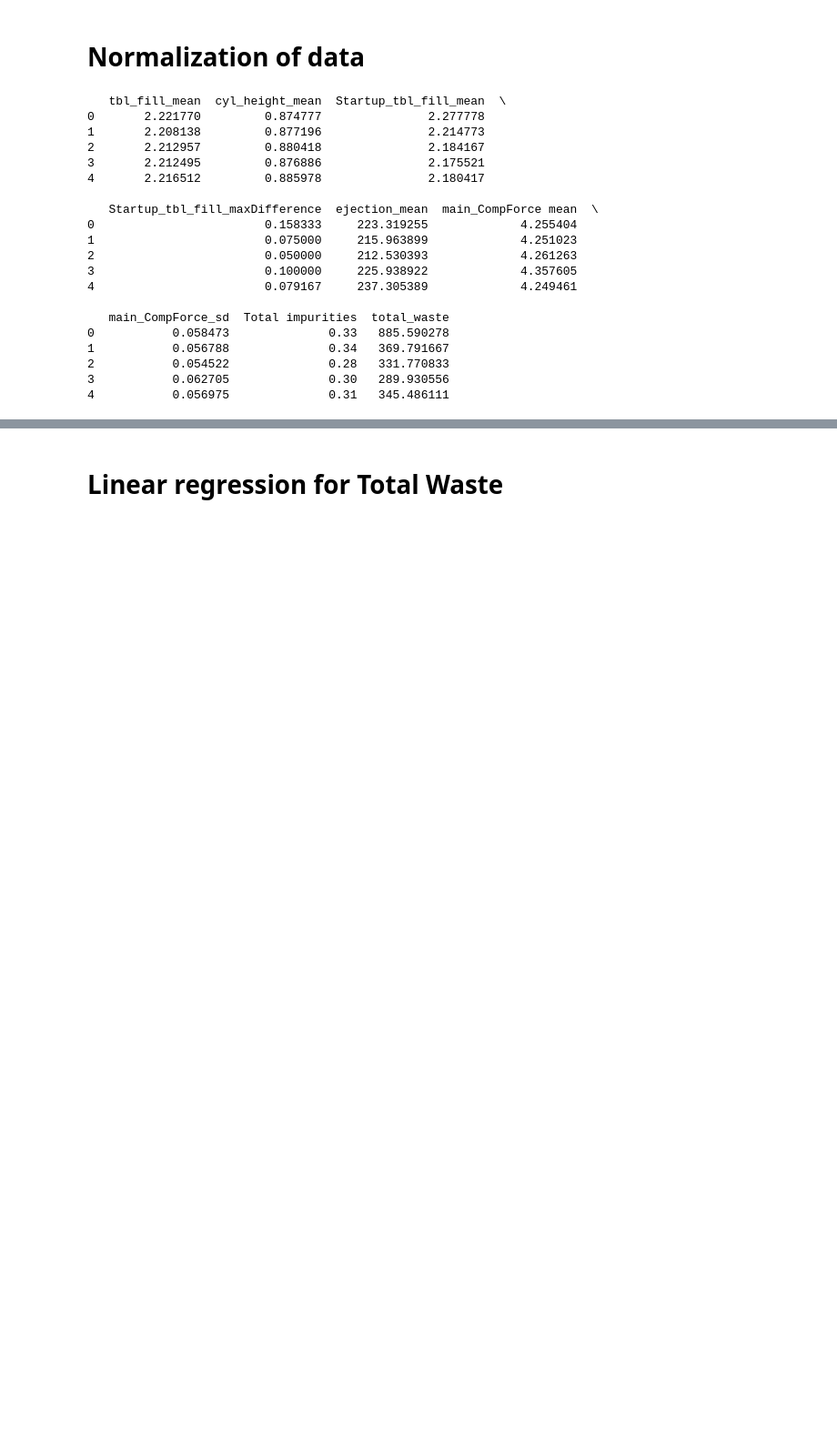
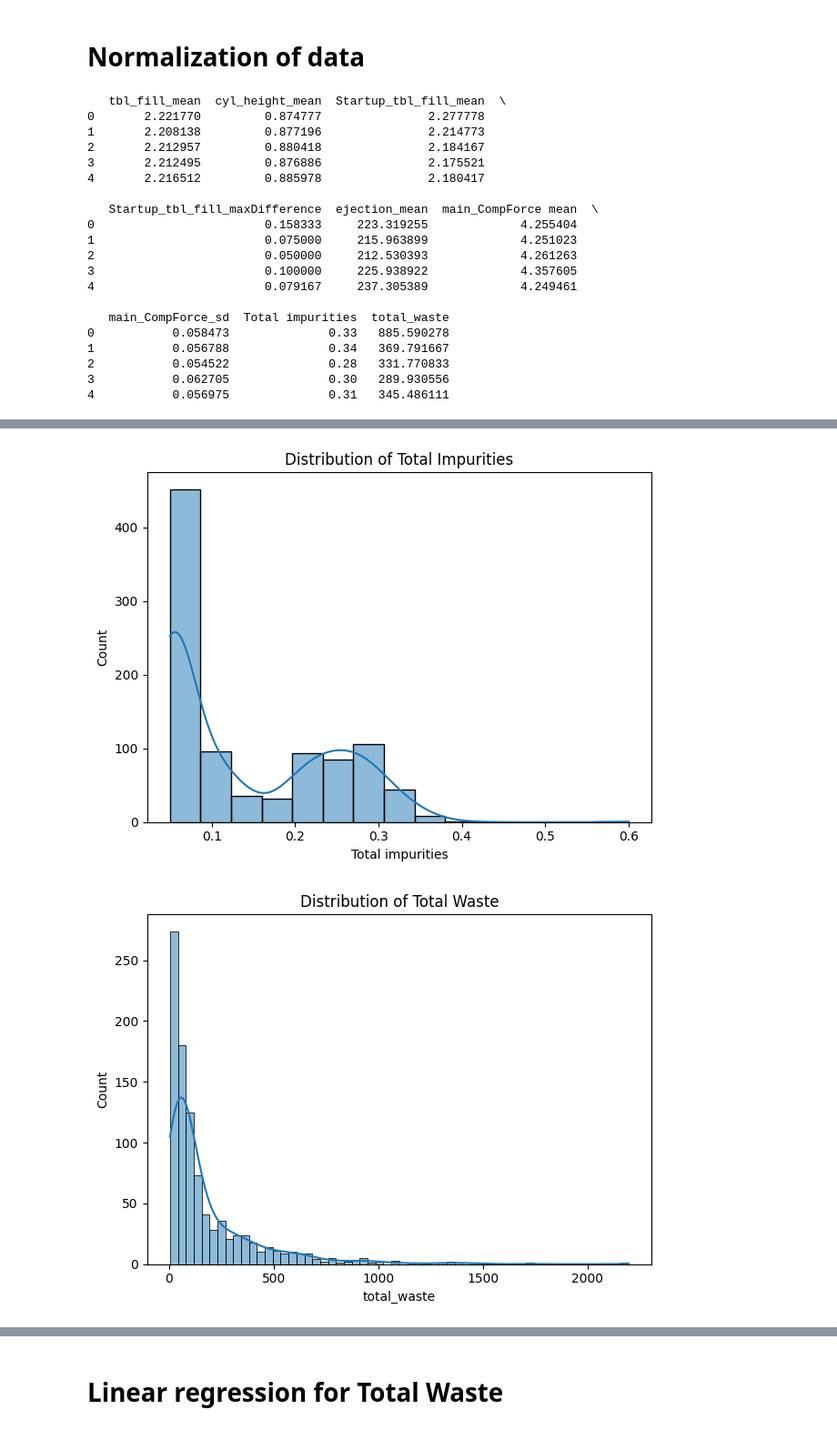
Before and after one commit to rickykkim/Drug-Design, a Jupyter notebook: main.ipynb, the cells around one changed output, grey strips where cells are left out. Shown: that part at 91% size. Saved outputs shown, nothing was run; the diff lists cells and outputs as text; code cells hidden in the pictures; blank space fills up the shorter version.

```diff
--- a/main.ipynb
+++ b/main.ipynb
@@ -64,0 +192,24 @@ print(process.head())
+# %%
+# Dimensionality reduction using PCA
+process_original = process.copy()
+pca = PCA(n_components=1)
+
+# Create a new variable called 'tbl_fill_depth'
+process['tbl_fill_depth'] = pca.fit_transform(process[['tbl_fill_mean', 'cyl_height_mean', 'Startup_tbl_fill_mean']])
+
+# Reorder columns
+final_columns = ['tbl_fill_depth', 'tbl_fill_mean', 'cyl_height_mean', 'Startup_tbl_fill_mean',
+                 'Startup_tbl_fill_maxDifference', 'ejection_mean', 'main_CompForce mean', 'main_CompForce_sd',
+                 'Total impurities', 'total_waste']
+process = process[final_columns]
+# %%
+# Plot the distribution of target variables
+title_map = {'Total impurities': 'Total Impurities', 'total_waste': 'Total Waste'}
+for target in ['Total impurities', 'total_waste']:
+    sns.histplot(process[target], kde=True)
+    plt.title(f"Distribution of {title_map[target]}")
+    plt.tight_layout()
+    plt.show()
+# %% [output]
+[figure, added]
+[figure, added]
```
Also changed, not shown: parts of 10 cells of this notebook.
